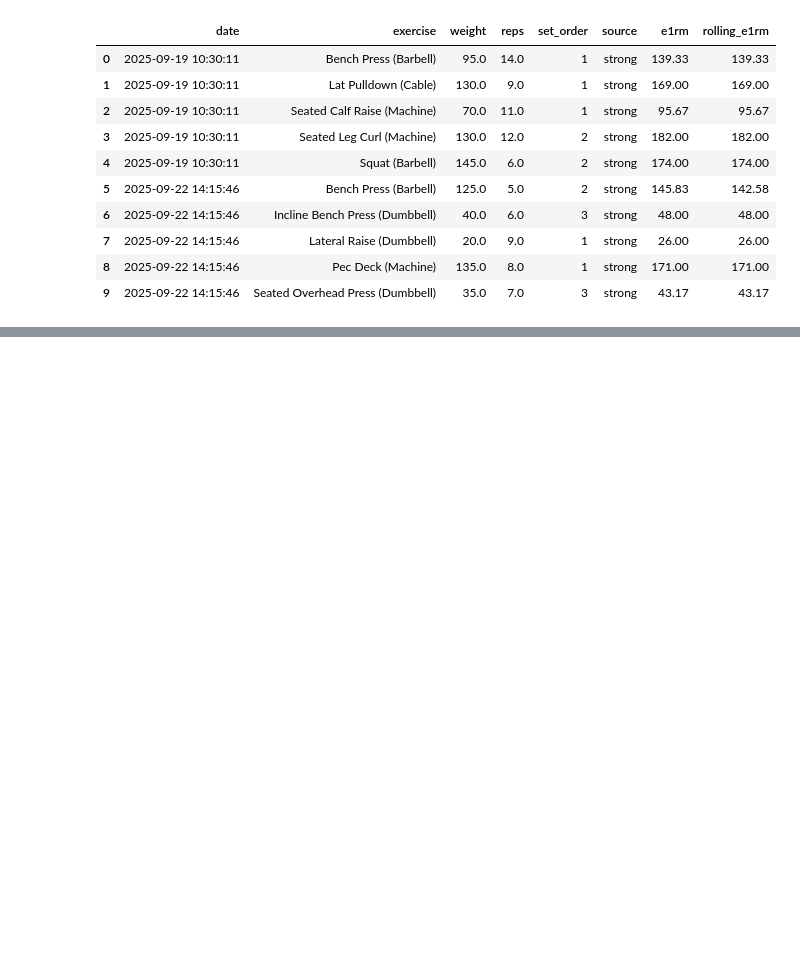
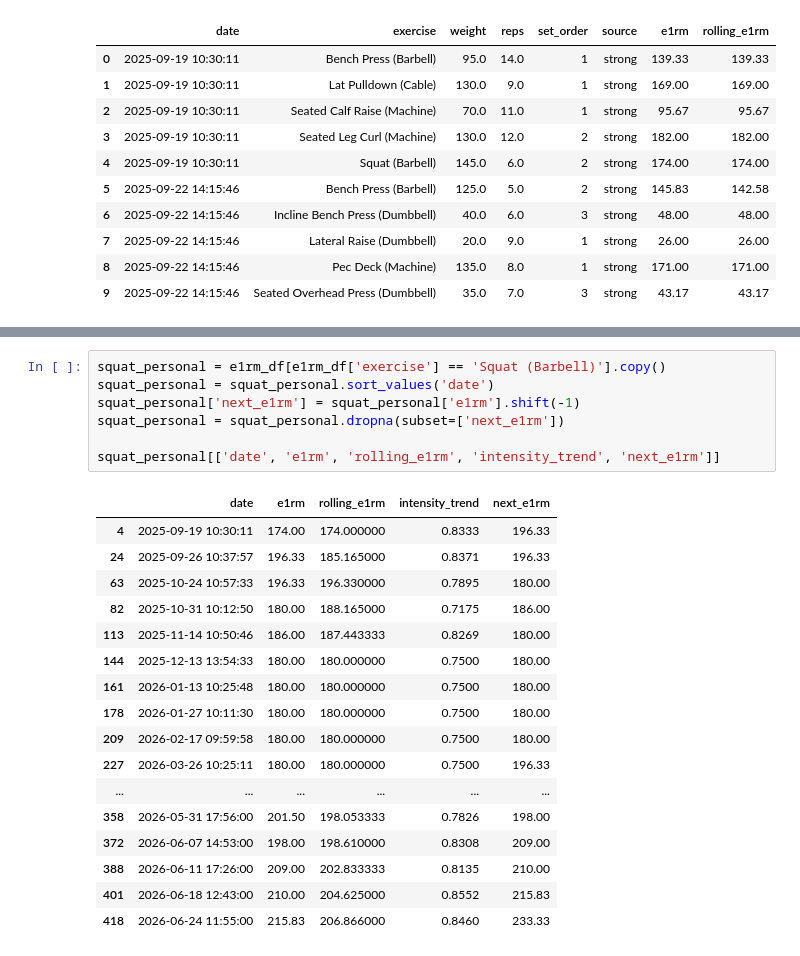
Before and after one commit to zaydkh517/training-log-predictor, a Jupyter notebook: backend/explore.ipynb, the cells around one changed output, grey strips where cells are left out. Saved outputs shown, nothing was run; the diff lists cells and outputs as text; blank space fills up the shorter version.

```diff
--- a/backend/explore.ipynb
+++ b/backend/explore.ipynb
@@ -140,3 +140,28 @@ e1rm_df.head(10)
 | 7 | 2025-09-22 14:15:46 | Lateral Raise (Dumbbell) | 20.0 | 9.0 | 1 | strong | 26.00 | 26.00 | 0.7692 |
 | 8 | 2025-09-22 14:15:46 | Pec Deck (Machine) | 135.0 | 8.0 | 1 | strong | 171.00 | 171.00 | 0.7895 |
 | 9 | 2025-09-22 14:15:46 | Seated Overhead Press (Dumbbell) | 35.0 | 7.0 | 3 | strong | 43.17 | 43.17 | 0.8107 |
+# %%
+squat_personal = e1rm_df[e1rm_df['exercise'] == 'Squat (Barbell)'].copy()
+squat_personal = squat_personal.sort_values('date')
+squat_personal['next_e1rm'] = squat_personal['e1rm'].shift(-1)
+squat_personal = squat_personal.dropna(subset=['next_e1rm'])
+
+squat_personal[['date', 'e1rm', 'rolling_e1rm', 'intensity_trend', 'next_e1rm']]
+# %% [output]
+|  | date | e1rm | rolling_e1rm | intensity_trend | next_e1rm |
+| 4 | 2025-09-19 10:30:11 | 174.00 | 174.000000 | 0.8333 | 196.33 |
+| 24 | 2025-09-26 10:37:57 | 196.33 | 185.165000 | 0.8371 | 196.33 |
+| 63 | 2025-10-24 10:57:33 | 196.33 | 196.330000 | 0.7895 | 180.00 |
+| 82 | 2025-10-31 10:12:50 | 180.00 | 188.165000 | 0.7175 | 186.00 |
+| 113 | 2025-11-14 10:50:46 | 186.00 | 187.443333 | 0.8269 | 180.00 |
+| 144 | 2025-12-13 13:54:33 | 180.00 | 180.000000 | 0.7500 | 180.00 |
+| 161 | 2026-01-13 10:25:48 | 180.00 | 180.000000 | 0.7500 | 180.00 |
+| 178 | 2026-01-27 10:11:30 | 180.00 | 180.000000 | 0.7500 | 180.00 |
+| 209 | 2026-02-17 09:59:58 | 180.00 | 180.000000 | 0.7500 | 180.00 |
+| 227 | 2026-03-26 10:25:11 | 180.00 | 180.000000 | 0.7500 | 196.33 |
+| ... | ... | ... | ... | ... | ... |
+| 358 | 2026-05-31 17:56:00 | 201.50 | 198.053333 | 0.7826 | 198.00 |
+| 372 | 2026-06-07 14:53:00 | 198.00 | 198.610000 | 0.8308 | 209.00 |
+| 388 | 2026-06-11 17:26:00 | 209.00 | 202.833333 | 0.8135 | 210.00 |
+| 401 | 2026-06-18 12:43:00 | 210.00 | 204.625000 | 0.8552 | 215.83 |
+| 418 | 2026-06-24 11:55:00 | 215.83 | 206.866000 | 0.8460 | 233.33 |
```
Also changed, not shown: parts of 10 cells of this notebook, 1 other file.
